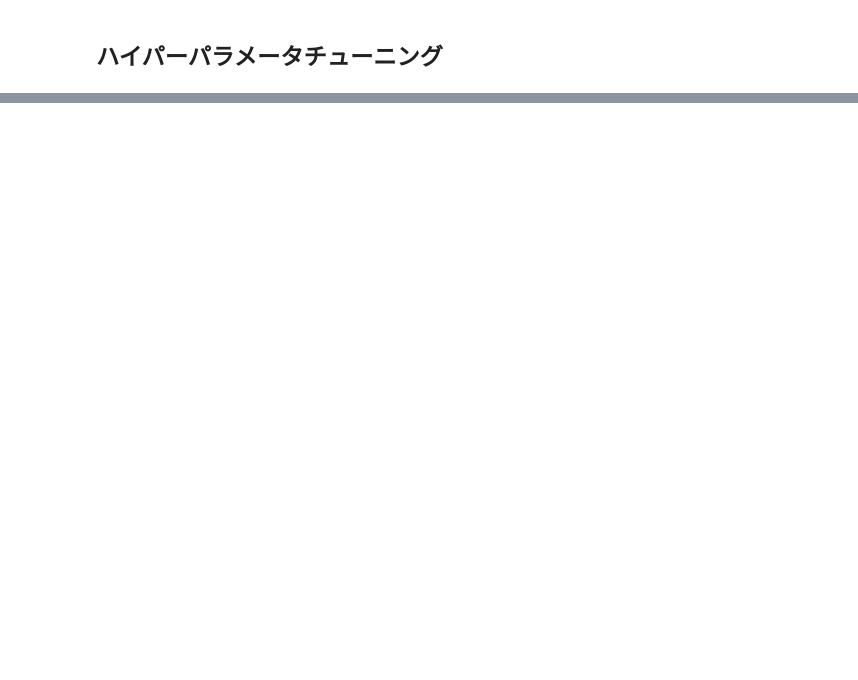
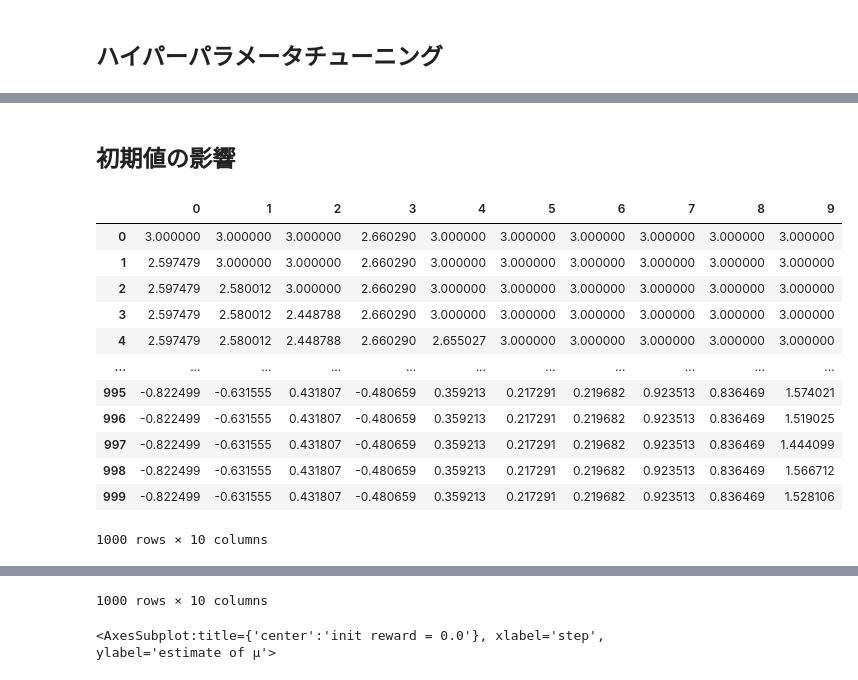
Before and after one commit to Joichiro433/Reinforcement_Learing_for_Software_Engineers, a Jupyter notebook: notebook/ch1.ipynb, the cells around one changed output, grey strips where cells are left out. Cells and saved outputs as stored; diff of their text form; code cells hidden in the pictures; blank space fills up the shorter version.

```diff
--- a/notebook/ch1.ipynb
+++ b/notebook/ch1.ipynb
@@ -147,0 +235,53 @@ hypertune(epsilons=np.linspace(0, 1.0, 11), num_samples=500)
+# %% [markdown]
+## 初期値の影響
+# %%
+class Bandit:
+    def __init__(self, num_arms: int) -> None:
+        self.num_arms = num_arms
+        self.means : NDArray[float] = np.linspace(-2, 1.5, num_arms)
+
+    def select(self, arm: int) -> float:
+        reward : float = np.random.normal(loc=self.means[arm], scale=1.0)
+        return reward
+
+
+def episode(bandit: Bandit, init_reward: float, steps: int) -> Dict[int, List[float]]:
+    rewards : List[float] = [init_reward] * bandit.num_arms
+    rewards_hist : Dict[int, List[float]] = {arm: [] for arm in range(bandit.num_arms)}
+
+    for _ in range(steps):
+        arm : int = get_action(means=rewards, epsilon=0.1)
+        reward : float = bandit.select(arm=arm)
+        rewards[arm] += 0.1 * (reward - rewards[arm])
+
+        for arm in range(bandit.num_arms):
+            rewards_hist[arm].append(rewards[arm])
+
+    return rewards_hist
+
+
+bandit = Bandit(10)
+
+rewards_hist : Dict[int, List[float]] = episode(bandit=bandit, init_reward=3.0, steps=1000)
+df : pd.DataFrame = pd.DataFrame(rewards_hist)
+display(df)
+df.plot(title='init reward = 3.0', xlabel='step', ylabel='estimate of μ')
+
+rewards_hist : Dict[int, List[float]] = episode(bandit=bandit, init_reward=0.0, steps=1000)
+df : pd.DataFrame = pd.DataFrame(rewards_hist)
+display(df)
+df.plot(title='init reward = 0.0', xlabel='step', ylabel='estimate of μ')
+# %% [output]
+|  | 0 | 1 | 2 | 3 | 4 | 5 | 6 | 7 | 8 | 9 |
+| 0 | 3.000000 | 3.000000 | 3.000000 | 2.660290 | 3.000000 | 3.000000 | 3.000000 | 3.000000 | 3.000000 | 3.000000 |
+| 1 | 2.597479 | 3.000000 | 3.000000 | 2.660290 | 3.000000 | 3.000000 | 3.000000 | 3.000000 | 3.000000 | 3.000000 |
+| 2 | 2.597479 | 2.580012 | 3.000000 | 2.660290 | 3.000000 | 3.000000 | 3.000000 | 3.000000 | 3.000000 | 3.000000 |
+| 3 | 2.597479 | 2.580012 | 2.448788 | 2.660290 | 3.000000 | 3.000000 | 3.000000 | 3.000000 | 3.000000 | 3.000000 |
+| 4 | 2.597479 | 2.580012 | 2.448788 | 2.660290 | 2.655027 | 3.000000 | 3.000000 | 3.000000 | 3.000000 | 3.000000 |
+| ... | ... | ... | ... | ... | ... | ... | ... | ... | ... | ... |
+| 995 | -0.822499 | -0.631555 | 0.431807 | -0.480659 | 0.359213 | 0.217291 | 0.219682 | 0.923513 | 0.836469 | 1.574021 |
+| 996 | -0.822499 | -0.631555 | 0.431807 | -0.480659 | 0.359213 | 0.217291 | 0.219682 | 0.923513 | 0.836469 | 1.519025 |
+| 997 | -0.822499 | -0.631555 | 0.431807 | -0.480659 | 0.359213 | 0.217291 | 0.219682 | 0.923513 | 0.836469 | 1.444099 |
+| 998 | -0.822499 | -0.631555 | 0.431807 | -0.480659 | 0.359213 | 0.217291 | 0.219682 | 0.923513 | 0.836469 | 1.566712 |
+| 999 | -0.822499 | -0.631555 | 0.431807 | -0.480659 | 0.359213 | 0.217291 | 0.219682 | 0.923513 | 0.836469 | 1.528106 |
+1000 rows × 10 columns
@@ -147,0 +300,2 @@ hypertune(epsilons=np.linspace(0, 1.0, 11), num_samples=500)
+1000 rows × 10 columns
+<AxesSubplot:title={'center':'init reward = 0.0'}, xlabel='step', ylabel='estimate of μ'>
```
Also changed, not shown: parts of 6 cells of this notebook.
